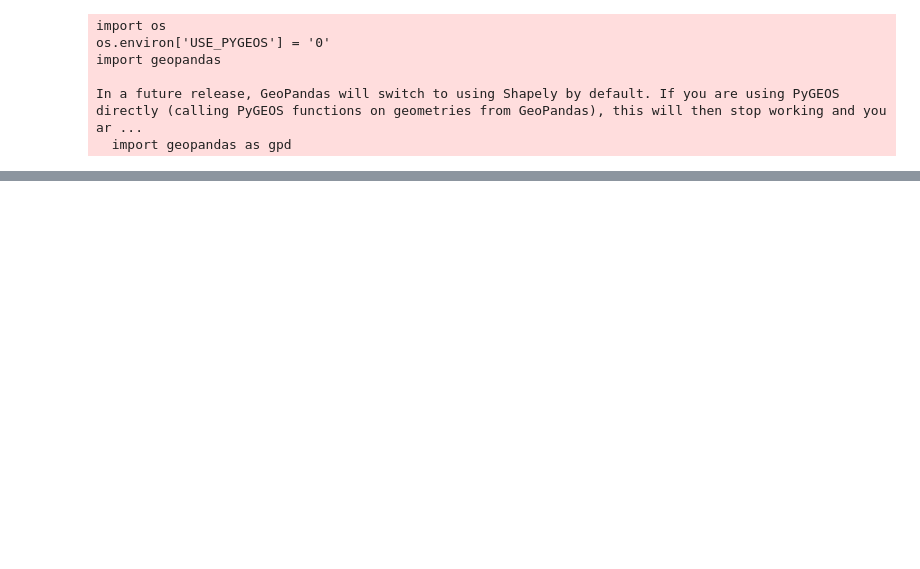
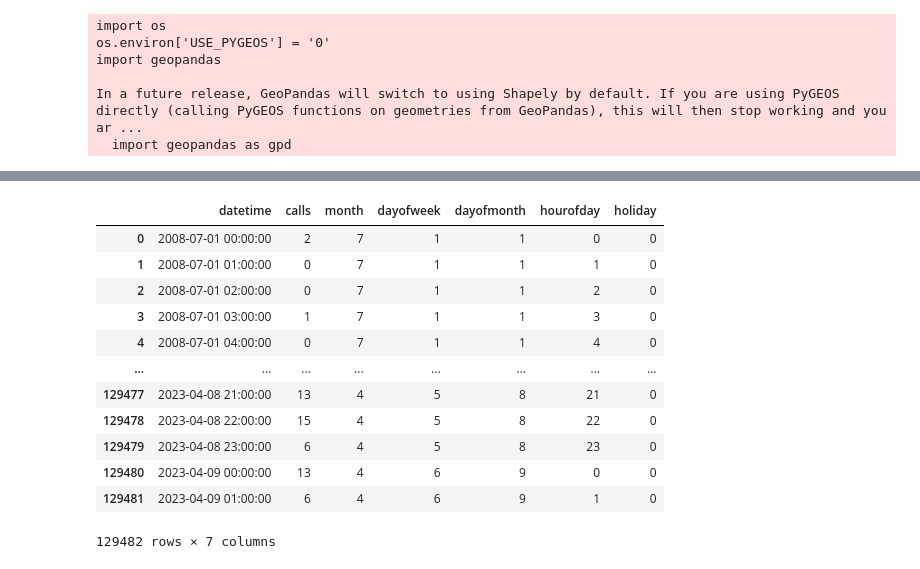
Before and after one commit to peter-amerkhanian/San-Francisco-Service-Analysis, a Jupyter notebook: peter_timeseries_sandbox.ipynb, the cells around one changed output, grey strips where cells are left out. Drawn from its saved outputs; the diff is of its cells as text; code cells hidden in the pictures; blank space fills up the shorter version.

```diff
--- a/peter_timeseries_sandbox.ipynb
+++ b/peter_timeseries_sandbox.ipynb
@@ -11,0 +29,7 @@ In a future release, GeoPandas will switch to using Shapely by default. If you a
+# %%
+df['datetime'] = pd.to_datetime(df['Opened'], format="%m/%d/%Y %I:%M:%S %p")
+# %%
+df = df.set_index('datetime')
+# %%
+df_hourly = df.resample('1H').count().iloc[:, 0:1]
+df_hourly.columns = ['calls']
@@ -11,0 +41,16 @@ In a future release, GeoPandas will switch to using Shapely by default. If you a
+# %%
+df_hourly.reset_index()
+# %% [output]
+|  | datetime | calls | month | dayofweek | dayofmonth | hourofday | holiday |
+| 0 | 2008-07-01 00:00:00 | 2 | 7 | 1 | 1 | 0 | 0 |
+| 1 | 2008-07-01 01:00:00 | 0 | 7 | 1 | 1 | 1 | 0 |
+| 2 | 2008-07-01 02:00:00 | 0 | 7 | 1 | 1 | 2 | 0 |
+| 3 | 2008-07-01 03:00:00 | 1 | 7 | 1 | 1 | 3 | 0 |
+| 4 | 2008-07-01 04:00:00 | 0 | 7 | 1 | 1 | 4 | 0 |
+| ... | ... | ... | ... | ... | ... | ... | ... |
+| 129477 | 2023-04-08 21:00:00 | 13 | 4 | 5 | 8 | 21 | 0 |
+| 129478 | 2023-04-08 22:00:00 | 15 | 4 | 5 | 8 | 22 | 0 |
+| 129479 | 2023-04-08 23:00:00 | 6 | 4 | 5 | 8 | 23 | 0 |
+| 129480 | 2023-04-09 00:00:00 | 13 | 4 | 6 | 9 | 0 | 0 |
+| 129481 | 2023-04-09 01:00:00 | 6 | 4 | 6 | 9 | 1 | 0 |
+129482 rows × 7 columns
```
Also changed, not shown: parts of 14 cells of this notebook, 1 other file.
